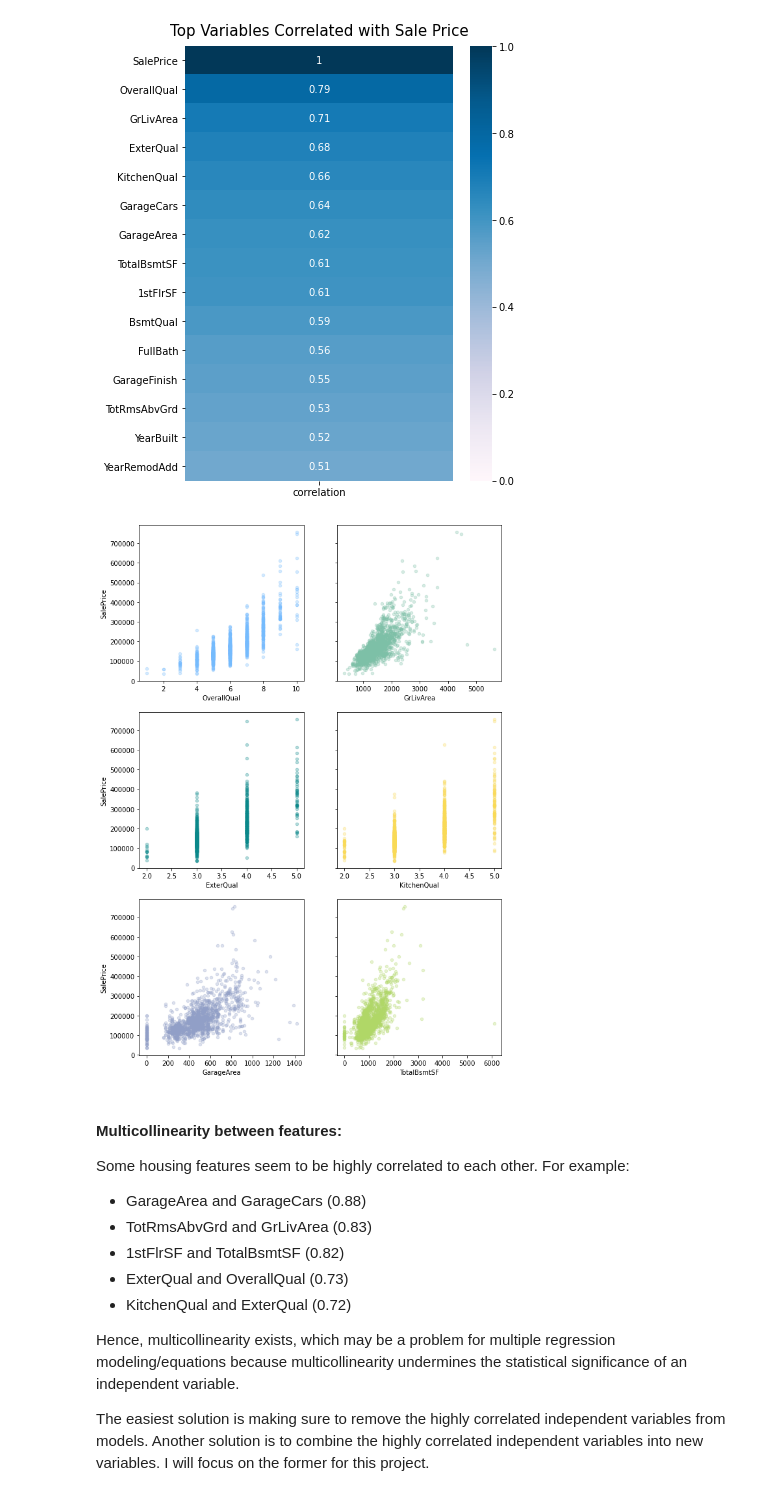
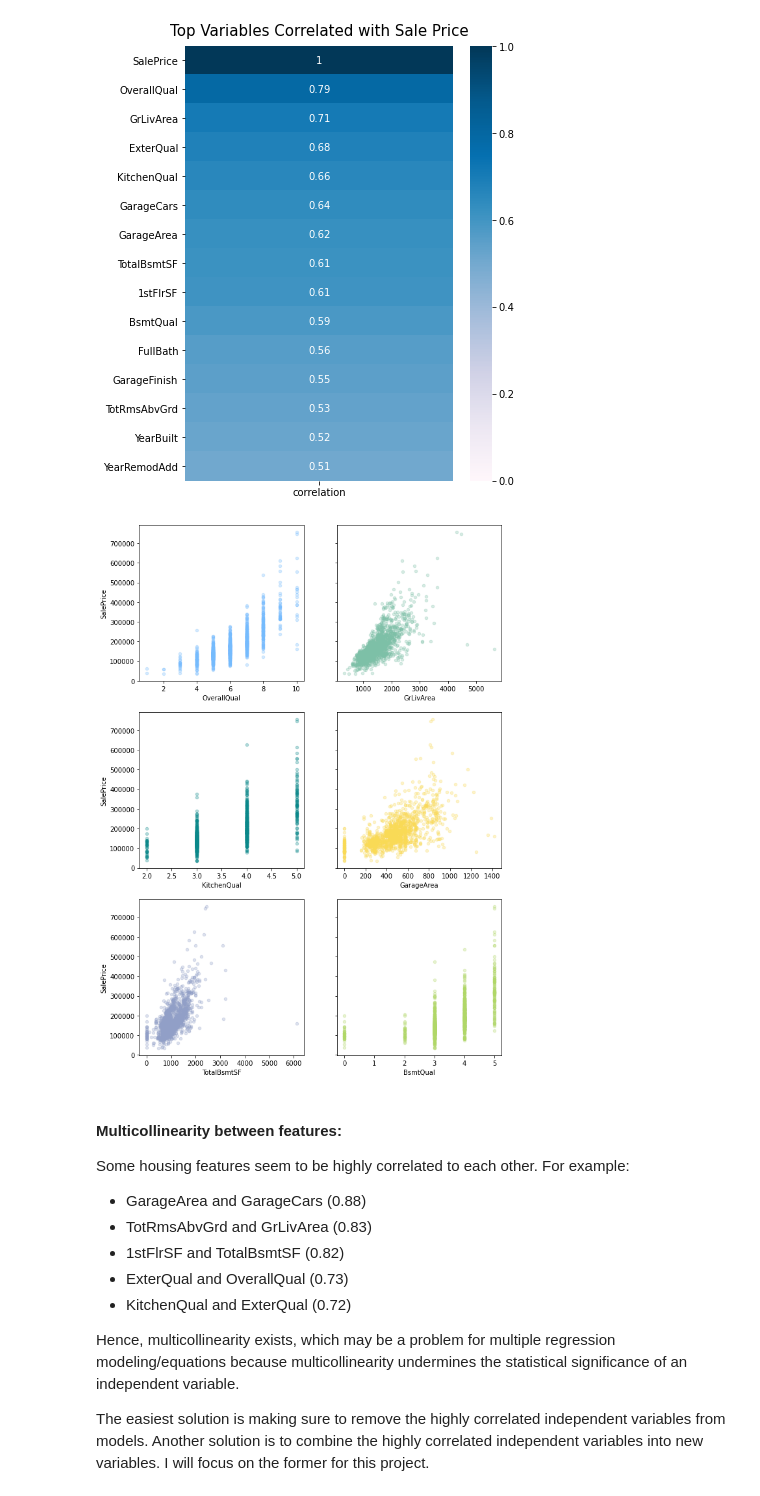
Before and after one commit to CS521-Burstein/final-project-alexmao0501, a Jupyter notebook: finalprojectv2.ipynb, the cells around one changed output. Saved outputs shown, nothing was run; the diff lists cells and outputs as text; code cells hidden in the pictures.

```diff
--- a/finalprojectv2.ipynb
+++ b/finalprojectv2.ipynb
@@ -449,29 +449,29 @@ heat_saleprice_corr = sns.heatmap(top_corr_saleprice, vmin=0, vmax=1,annot=True,
 heat_saleprice_corr.set_title('Top Variables Correlated with Sale Price', fontsize=15, y=1.01);
 # %% [output]
 [figure]
-# %%
-# scatter plots to view the relationship between top 6 correlated housing features and SalePrice
-# (skipping GarageCars because GarageCars and GarageArea describe the same housing area)
-feature_cols = ["OverallQual","GrLivArea","ExterQual","KitchenQual","GarageArea","TotalBsmtSF"]
-
-# Multiple scatterplots in Pandas
-fig, axs = plt.subplots(3, 2, sharey=True)
-
-housing.plot(kind='scatter', x=feature_cols[0], y='SalePrice', ax=axs[0,0], figsize=(10, 15),alpha = 0.3, color = '#75bbfd')
-
-housing.plot(kind='scatter', x=feature_cols[1], y='SalePrice', ax=axs[0,1], figsize=(10, 15),alpha = 0.3, color=(0.491,0.751,0.655))
-
-housing.plot(kind='scatter', x=feature_cols[2], y='SalePrice', ax=axs[1,0], figsize=(10, 15),alpha = 0.3, color = '#0a888a')
-
-housing.plot(kind='scatter', x=feature_cols[3], y='SalePrice', ax=axs[1,1], figsize=(10, 15),alpha = 0.3, color = (0.978,0.855,0.337))
-
-housing.plot(kind='scatter', x=feature_cols[4], y='SalePrice', ax=axs[2,0], figsize=(10, 15),alpha = 0.3, color = (0.570,0.623,0.780))
-
-housing.plot(kind='scatter', x=feature_cols[5], y='SalePrice', ax=axs[2,1], figsize=(10, 15),alpha = 0.3, color=(0.689,0.842,0.404))
-
-plt.show()
-# %% [output]
-[figure, removed]
+# %%
+# scatter plots to view the relationship between top 6 correlated housing features and SalePrice
+# (skipping GarageCars because GarageCars and GarageArea describe the same housing area)
+feature_cols = ["OverallQual","GrLivArea","KitchenQual","GarageArea","TotalBsmtSF","BsmtQual"]
+
+# Multiple scatterplots in Pandas
+fig, axs = plt.subplots(3, 2, sharey=True)
+
+housing.plot(kind='scatter', x=feature_cols[0], y='SalePrice', ax=axs[0,0], figsize=(10, 15),alpha = 0.3, color = '#75bbfd')
+
+housing.plot(kind='scatter', x=feature_cols[1], y='SalePrice', ax=axs[0,1], figsize=(10, 15),alpha = 0.3, color=(0.491,0.751,0.655))
+
+housing.plot(kind='scatter', x=feature_cols[2], y='SalePrice', ax=axs[1,0], figsize=(10, 15),alpha = 0.3, color = '#0a888a')
+
+housing.plot(kind='scatter', x=feature_cols[3], y='SalePrice', ax=axs[1,1], figsize=(10, 15),alpha = 0.3, color = (0.978,0.855,0.337))
+
+housing.plot(kind='scatter', x=feature_cols[4], y='SalePrice', ax=axs[2,0], figsize=(10, 15),alpha = 0.3, color = (0.570,0.623,0.780))
+
+housing.plot(kind='scatter', x=feature_cols[5], y='SalePrice', ax=axs[2,1], figsize=(10, 15),alpha = 0.3, color=(0.689,0.842,0.404))
+
+plt.show()
+# %% [output]
+[figure, added]
 # %% [markdown]
 #### Multicollinearity between features:
 Some housing features seem to be highly correlated to each other. For example:
```
Also changed, not shown: parts of 45 cells of this notebook.
